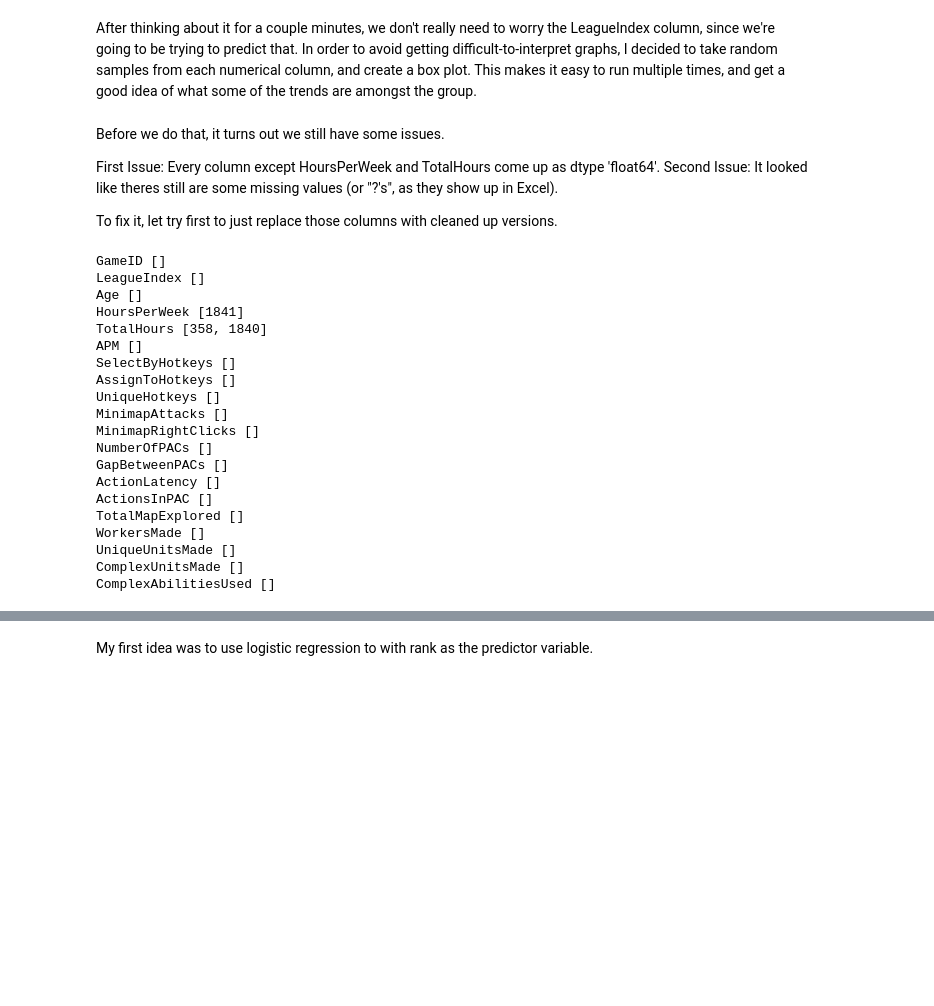
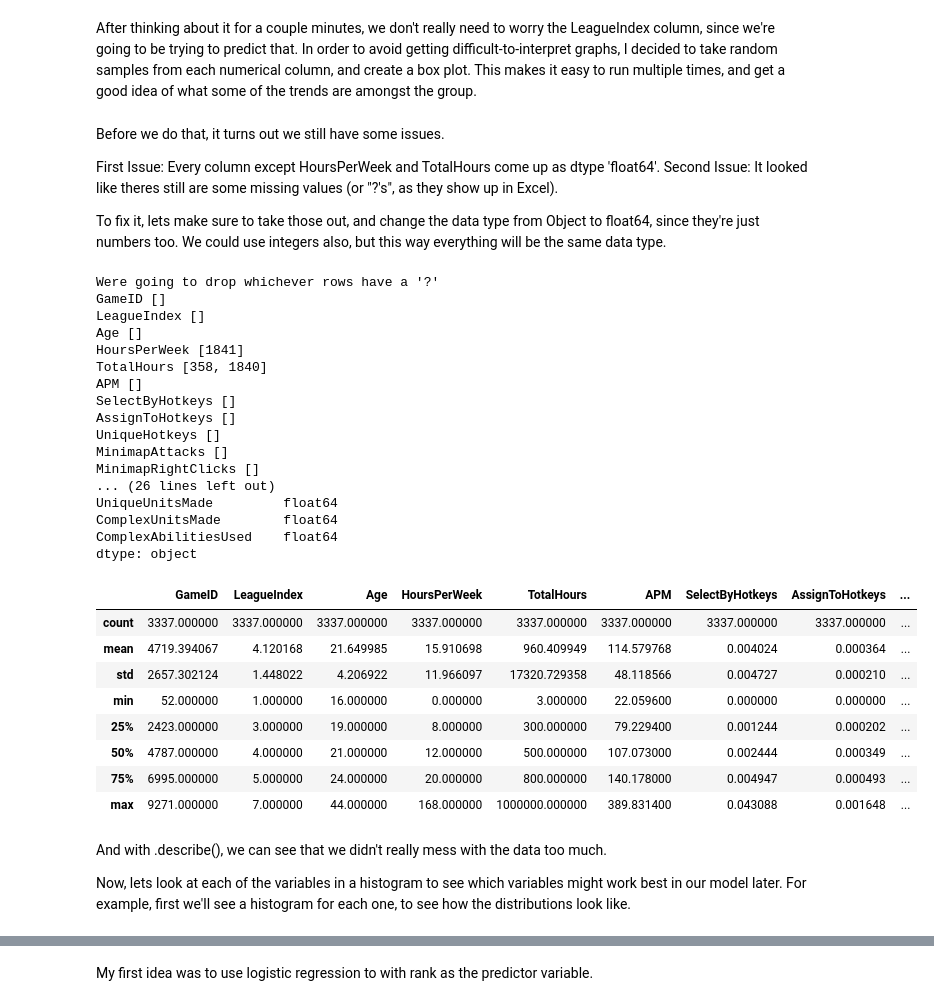
Before and after one commit to ddeneau/StarcraftRankPrediction, a Jupyter notebook: StarcraftPerformancerPredictor.ipynb, the cells around one changed output, grey strips where cells are left out. Cells and saved outputs as stored; diff of their text form; code cells hidden in the pictures; blank space fills up the shorter version.

Commit message:
Basically finished EDA (around the 1.5 hour mark)
Check markdown cells for more details.

```diff
--- a/StarcraftPerformancerPredictor.ipynb
+++ b/StarcraftPerformancerPredictor.ipynb
@@ -34,49 +50,67 @@ Before we do that, it turns out we still have some issues.
 First Issue: Every column except HoursPerWeek and TotalHours come up as dtype 'float64'.
 Second Issue: It looked like theres still are some missing values (or "?'s", as they show up in Excel).
 
-To fix it, let try first to just replace those columns with cleaned up versions.
+To fix it, lets make sure to take those out, and change the data type from Object to float64, since they're just numbers too. We could use integers also, but this way
+everything will be the same data type.
 # %%
 new_weekly_column = list()
 new_total_column = list()
 row = 0
 rows = list()
 
+# Checking any column to for '?'
 def find_weird_values(column):
     row = 0
     rows = list()
     for entry in player_data[column]:
         if entry == '?':
             rows.append(row)
         else:
             row = row + 1
     return rows
 
-
+# Checking each column just to be sure.
+print("Were going to drop whichever rows have a '?'")
 for column in player_data.columns:
     print(f'{column} {find_weird_values(column)}')
 
-#new_player_data = player_data.drop(1841).drop(358).drop(1840)
-#new_player_data.drop(columns='HoursPerWeek').drop(columns="TotalHours")
-#new_player_data["HoursPerWeek"] = new_weekly_column
+new_player_data = player_data.drop(1841).drop(358).drop(1840)
+
+new_player_data = new_player_data.astype({"HoursPerWeek" : 'float64', "TotalHours" : 'float64'})
+print(new_player_data.dtypes)
+
+
+new_player_data.describe()
 # %% [output]
+Were going to drop whichever rows have a '?'
 GameID []
 LeagueIndex []
 Age []
 HoursPerWeek [1841]
 TotalHours [358, 1840]
 APM []
 SelectByHotkeys []
 AssignToHotkeys []
 UniqueHotkeys []
 MinimapAttacks []
 MinimapRightClicks []
-NumberOfPACs []
-GapBetweenPACs []
-ActionLatency []
-ActionsInPAC []
-TotalMapExplored []
-WorkersMade []
-UniqueUnitsMade []
-ComplexUnitsMade []
-ComplexAbilitiesUsed []
+... (26 lines left out)
+UniqueUnitsMade         float64
+ComplexUnitsMade        float64
+ComplexAbilitiesUsed    float64
+dtype: object
+|  | GameID | LeagueIndex | Age | HoursPerWeek | TotalHours | APM | SelectByHotkeys | AssignToHotkeys | ... |
+| count | 3337.000000 | 3337.000000 | 3337.000000 | 3337.000000 | 3337.000000 | 3337.000000 | 3337.000000 | 3337.000000 | ... |
+| mean | 4719.394067 | 4.120168 | 21.649985 | 15.910698 | 960.409949 | 114.579768 | 0.004024 | 0.000364 | ... |
+| std | 2657.302124 | 1.448022 | 4.206922 | 11.966097 | 17320.729358 | 48.118566 | 0.004727 | 0.000210 | ... |
+| min | 52.000000 | 1.000000 | 16.000000 | 0.000000 | 3.000000 | 22.059600 | 0.000000 | 0.000000 | ... |
+| 25% | 2423.000000 | 3.000000 | 19.000000 | 8.000000 | 300.000000 | 79.229400 | 0.001244 | 0.000202 | ... |
+| 50% | 4787.000000 | 4.000000 | 21.000000 | 12.000000 | 500.000000 | 107.073000 | 0.002444 | 0.000349 | ... |
+| 75% | 6995.000000 | 5.000000 | 24.000000 | 20.000000 | 800.000000 | 140.178000 | 0.004947 | 0.000493 | ... |
+| max | 9271.000000 | 7.000000 | 44.000000 | 168.000000 | 1000000.000000 | 389.831400 | 0.043088 | 0.001648 | ... |
+# %% [markdown]
+And with .describe(), we can see that we didn't really mess with the data too much.
+
+Now, lets look at each of the variables in a histogram to see which variables might work best in our model later.
+For example, first we'll see a histogram for each one, to see how the distributions look like.
 # %%
```
Also changed, not shown: parts of 5 cells of this notebook.
